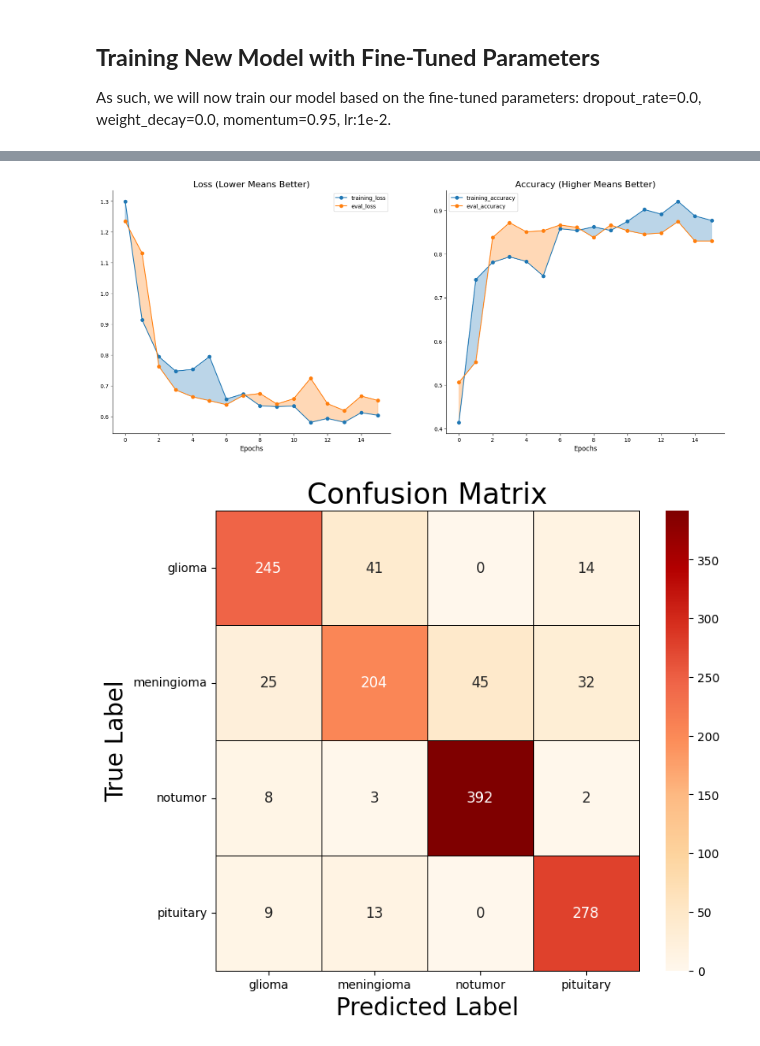
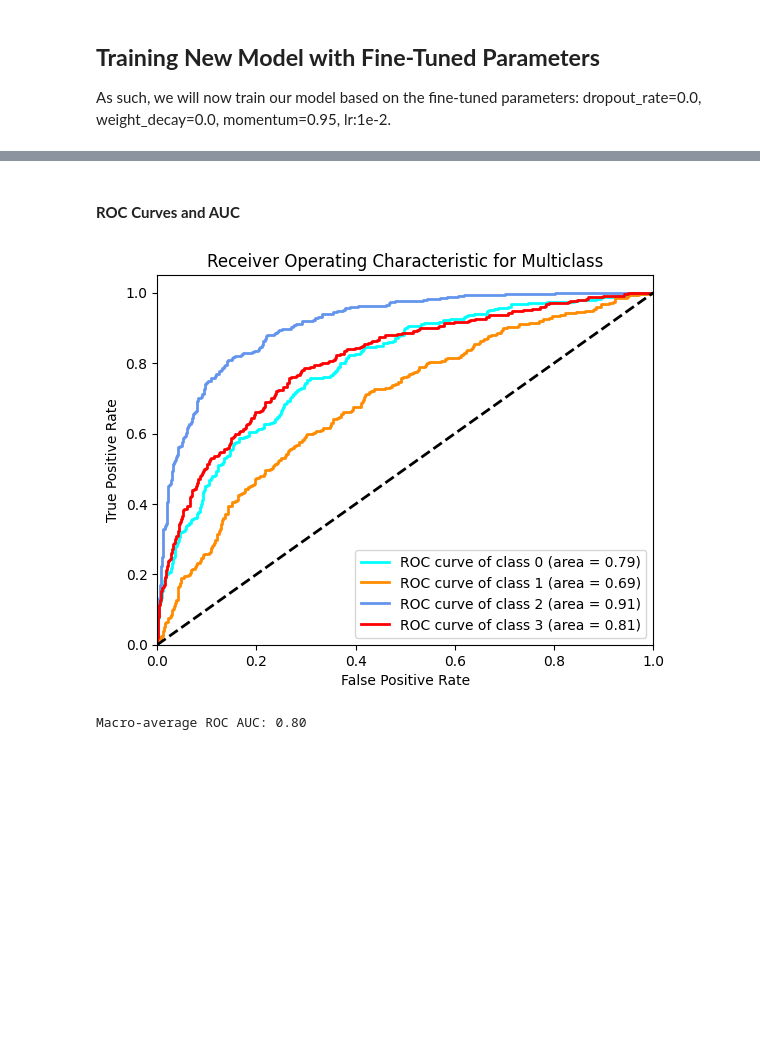
Before and after one commit to helenxtian/brain-tumor-project, a Jupyter notebook: P4_evaluation.ipynb, the cells around one changed output, grey strips where cells are left out. Drawn from its saved outputs; the diff is of its cells as text; code cells hidden in the pictures; blank space fills up the shorter version.

```diff
--- a/P4_evaluation.ipynb
+++ b/P4_evaluation.ipynb
@@ -773,2 +850,2 @@ efficientnet_test_probs = predict(efficientnet_model, test_loader, CFG.DEVICE)
 # %%
-efficientnet_test_preds = np.argmax(efficientnet_test_probs, axis=1)
+y_test, y_pred, y_prob, misclassified_samples, misclassified_indices = predict_and_evaluate(efficientnet_model, test_loader, CFG.DEVICE)
@@ -796,8 +882,47 @@ efficientnet_session_history_df
+# %% [markdown]
+#### **ROC Curves and AUC**
+# %%
+# Compute ROC curve and ROC AUC for each class
+fpr = dict()
+tpr = dict()
+roc_auc = dict()
+
+for i in range(CFG.NUM_CLASSES):
+    fpr[i], tpr[i], __ = roc_curve(y_test == i, y_prob[:, i])
+    roc_auc[i] = auc(fpr[i], tpr[i])
+# %%
+# Compute macro-average ROC curve and ROC AUC
+all_fpr = np.unique(np.concatenate([fpr[i] for i in range(CFG.NUM_CLASSES)]))
+mean_tpr = np.zeros_like(all_fpr)
+
+for i in range(CFG.NUM_CLASSES):
+    mean_tpr += np.interp(all_fpr, fpr[i], tpr[i])
+
+mean_tpr /= CFG.NUM_CLASSES
+
+fpr["macro"] = all_fpr
+tpr["macro"] = mean_tpr
+roc_auc["macro"] = auc(fpr["macro"], tpr["macro"])
 # %%
-plot_training_curves(efficientnet_session_history)
+# Plot all ROC curves
+plt.figure()
+colors = ['aqua', 'darkorange', 'cornflowerblue', 'red']
+
+for i, color in zip(range(CFG.NUM_CLASSES), colors):
+    plt.plot(fpr[i], tpr[i], color=color, lw=2,
+             label='ROC curve of class {0} (area = {1:0.2f})'
+                   ''.format(i, roc_auc[i]))
+
+plt.plot([0, 1], [0, 1], 'k--', lw=2)
+plt.xlim([0.0, 1.0])
+plt.ylim([0.0, 1.05])
+plt.xlabel('False Positive Rate')
+plt.ylabel('True Positive Rate')
+plt.title('Receiver Operating Characteristic for Multiclass')
+plt.legend(loc="lower right")
+plt.show()
+
+print("Macro-average ROC AUC: {0:0.2f}".format(roc_auc["macro"]))
 # %% [output]
-[figure, old version]
+[figure, new version]
+Macro-average ROC AUC: 0.80
-# %%
-plot_confusion_matrix(test_labels, efficientnet_test_preds, figsize=(8,7), classes=test_ds.classes)
-# %% [output]
-[figure, removed]
```
Also changed, not shown: parts of 35 cells of this notebook, 1 other file.
